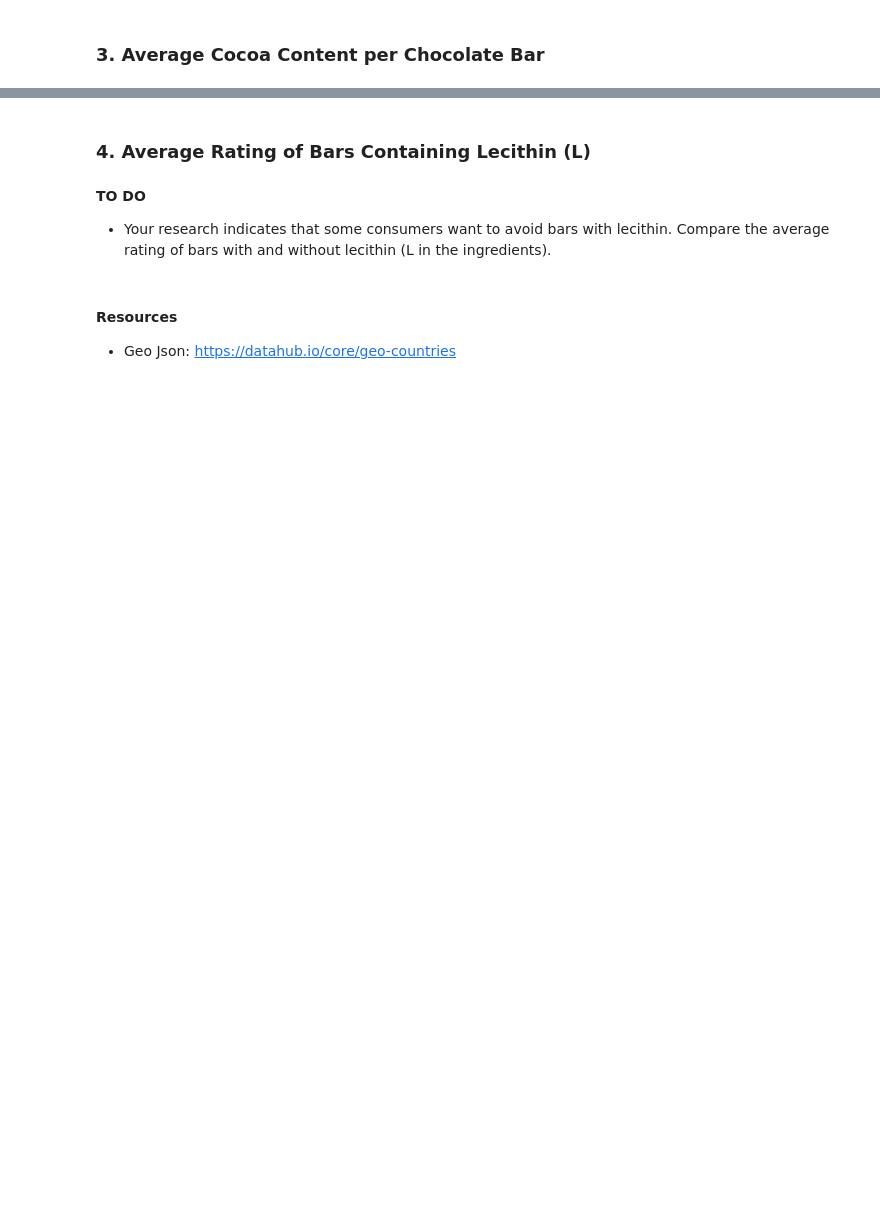
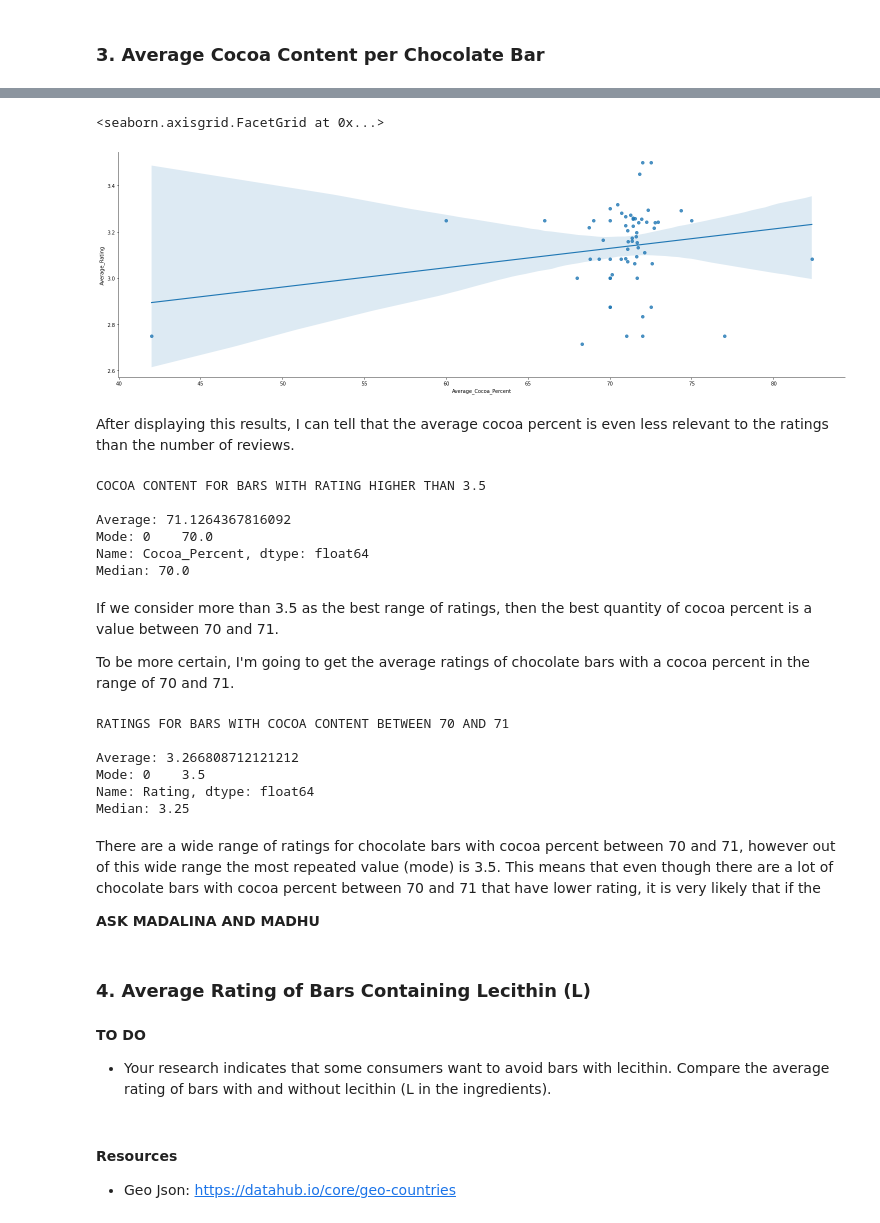
Before and after one commit to Maria-Inigo/Chocolate-Bars, a Jupyter notebook: Notebooks/2-EDA.ipynb, the cells around one changed output, grey strips where cells are left out. Cells and saved outputs as stored; diff of their text form; code cells hidden in the pictures; blank space fills up the shorter version.

```diff
--- a/Notebooks/2-EDA.ipynb
+++ b/Notebooks/2-EDA.ipynb
@@ -163,3 +226,43 @@ From the plot, I can see that there is a lot of variety on the ratings of chocol
+# %%
+sns.lmplot(x='Average_Cocoa_Percent', y='Average_Rating', data=av_cocoa_rating_origin_df, height=7, aspect=3)
+# %% [output]
+<seaborn.axisgrid.FacetGrid at 0x...>
+[figure, added]
+# %% [markdown]
+After displaying this results, I can tell that the average cocoa percent is even less relevant to the ratings than the number of reviews.
+# %%
+print('COCOA CONTENT FOR BARS WITH RATING HIGHER THAN 3.5\n')
+print('Average: {}'.format(df[df.Rating >= 3.5]['Cocoa_Percent'].mean()))
+print('Mode: {}'.format(df[df.Rating >= 3.5]['Cocoa_Percent'].mode()))
+print('Median: {}'.format(df[df.Rating >= 3.5]['Cocoa_Percent'].median()))
+# %% [output]
+COCOA CONTENT FOR BARS WITH RATING HIGHER THAN 3.5
+
+Average: 71.1264367816092
+Mode: 0    70.0
+Name: Cocoa_Percent, dtype: float64
+Median: 70.0
+# %% [markdown]
+If we consider more than 3.5 as the best range of ratings, then the best quantity of cocoa percent is a value between 70 and 71.
+
+To be more certain, I'm going to get the average ratings of chocolate bars with a cocoa percent in the range of 70 and 71.
+# %%
+print('RATINGS FOR BARS WITH COCOA CONTENT BETWEEN 70 AND 71\n')
+print('Average: {}'.format(df[(df.Cocoa_Percent >= 70) & (df.Cocoa_Percent <= 71)]['Rating'].mean()))
+print('Mode: {}'.format(df[(df.Cocoa_Percent >= 70) & (df.Cocoa_Percent <= 71)]['Rating'].mode()))
+print('Median: {}'.format(df[(df.Cocoa_Percent >= 70) & (df.Cocoa_Percent <= 71)]['Rating'].median()))
+# %% [output]
+RATINGS FOR BARS WITH COCOA CONTENT BETWEEN 70 AND 71
+
+Average: 3.266808712121212
+Mode: 0    3.5
+Name: Rating, dtype: float64
+Median: 3.25
+# %% [markdown]
+There are a wide range of ratings for chocolate bars with cocoa percent between 70 and 71, however out of this wide range the most repeated value (mode) is 3.5. This means that even though there are a lot of chocolate bars with cocoa percent between 70 and 71 that have lower rating, it is very likely that if the
+
+
+**ASK MADALINA AND MADHU**
 # %% [markdown]
 ### 4. Average Rating of Bars Containing Lecithin (L)
 # %% [markdown]
```
Also changed, not shown: parts of 14 cells of this notebook.
